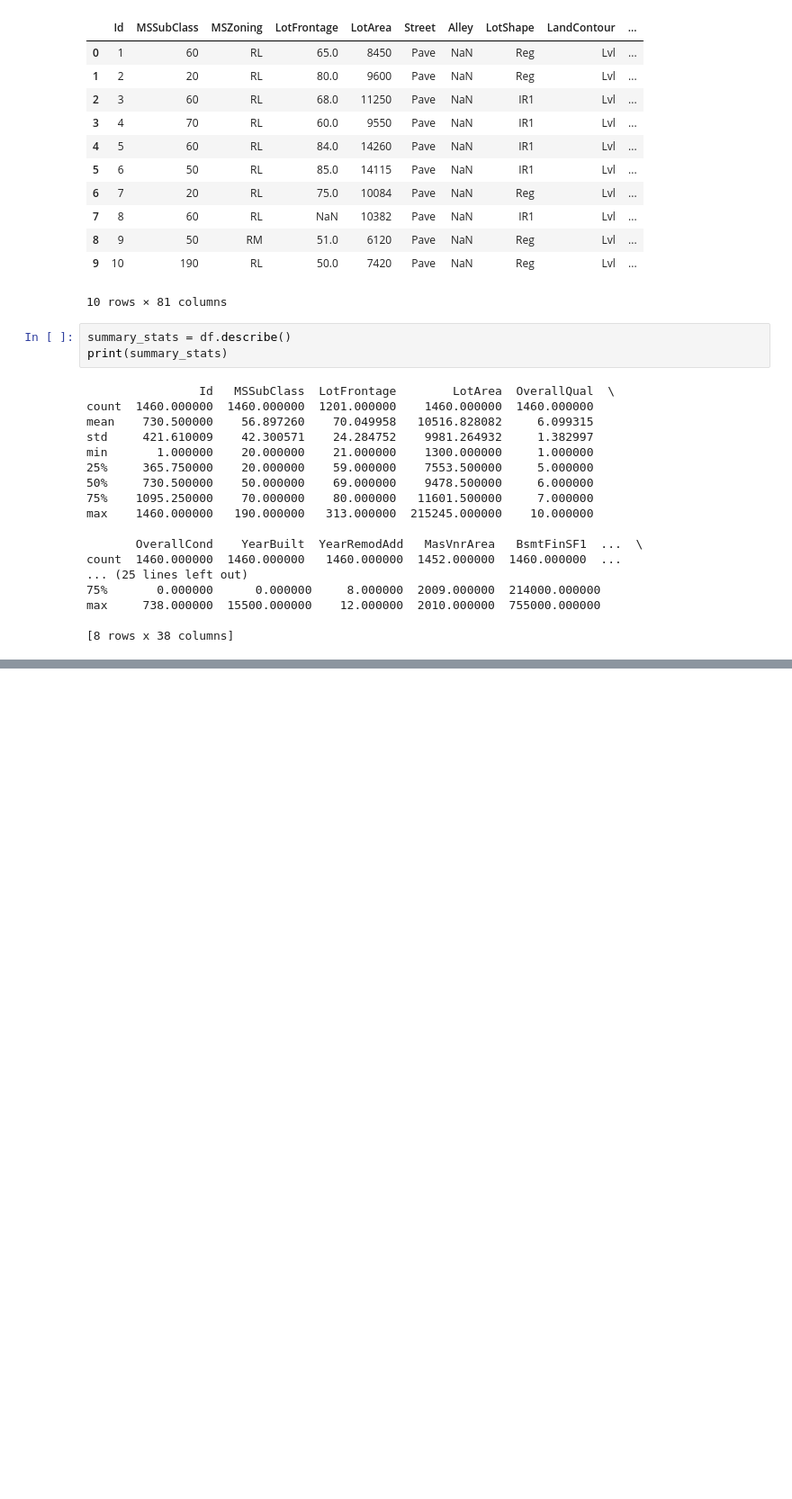
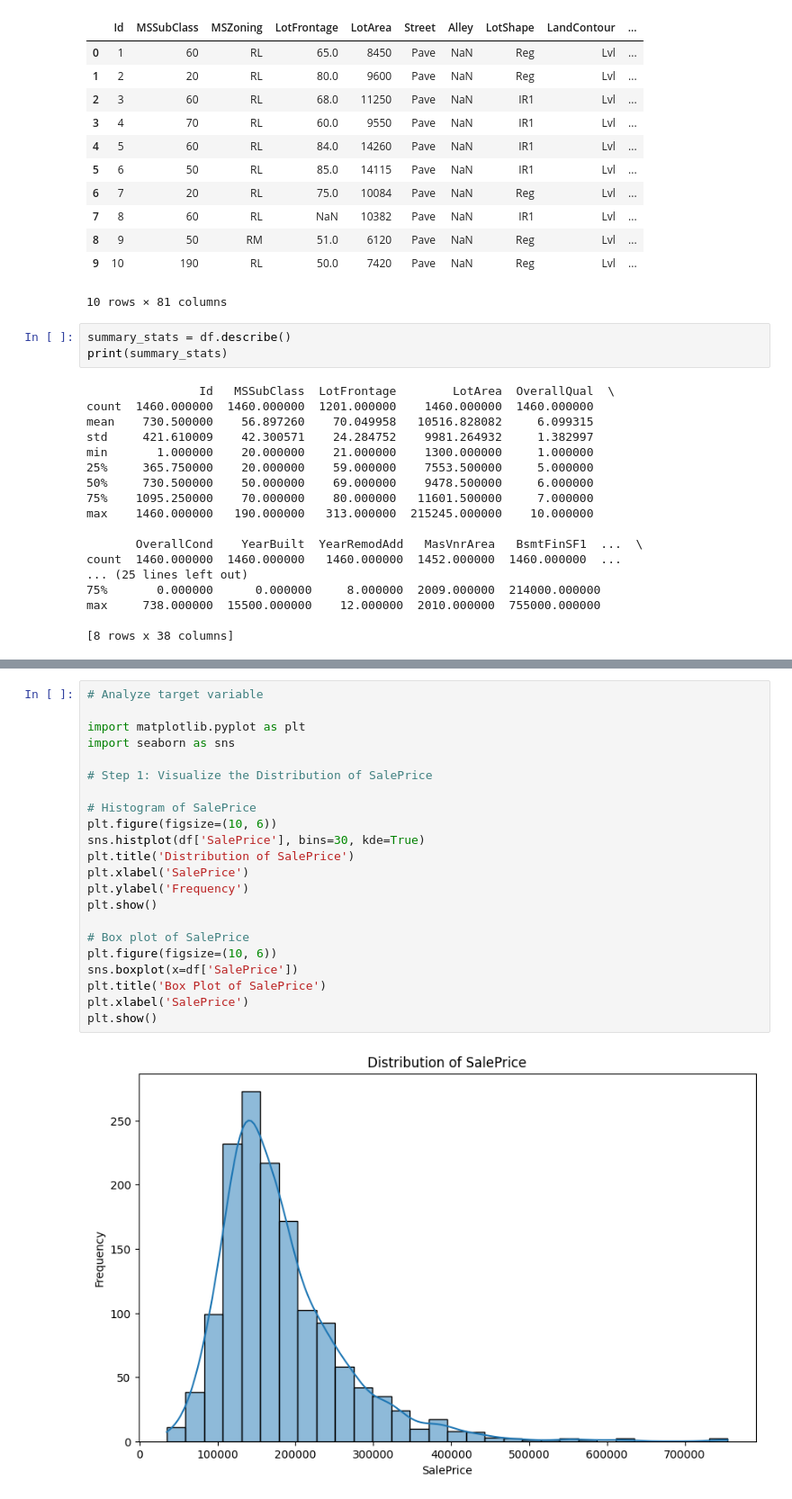
Before and after one commit to typ1cal/house-prices-advanced-regression-techniques, a Jupyter notebook: main.ipynb, the cells around one changed output, grey strips where cells are left out. Shown: that part at 90% size. Drawn from its saved outputs; the diff is of its cells as text; blank space fills up the shorter version.

```diff
--- a/main.ipynb
+++ b/main.ipynb
@@ -42,0 +623,24 @@ max     738.000000  15500.000000    12.000000  2010.000000  755000.000000
+# %%
+# Analyze target variable
+
+import matplotlib.pyplot as plt
+import seaborn as sns
+
+# Step 1: Visualize the Distribution of SalePrice
+
+# Histogram of SalePrice
+plt.figure(figsize=(10, 6))
+sns.histplot(df['SalePrice'], bins=30, kde=True)
+plt.title('Distribution of SalePrice')
+plt.xlabel('SalePrice')
+plt.ylabel('Frequency')
+plt.show()
+
+# Box plot of SalePrice
+plt.figure(figsize=(10, 6))
+sns.boxplot(x=df['SalePrice'])
+plt.title('Box Plot of SalePrice')
+plt.xlabel('SalePrice')
+plt.show()
+# %% [output]
+[figure, added]
```
Also changed, not shown: parts of 55 cells of this notebook, 5 other files.
